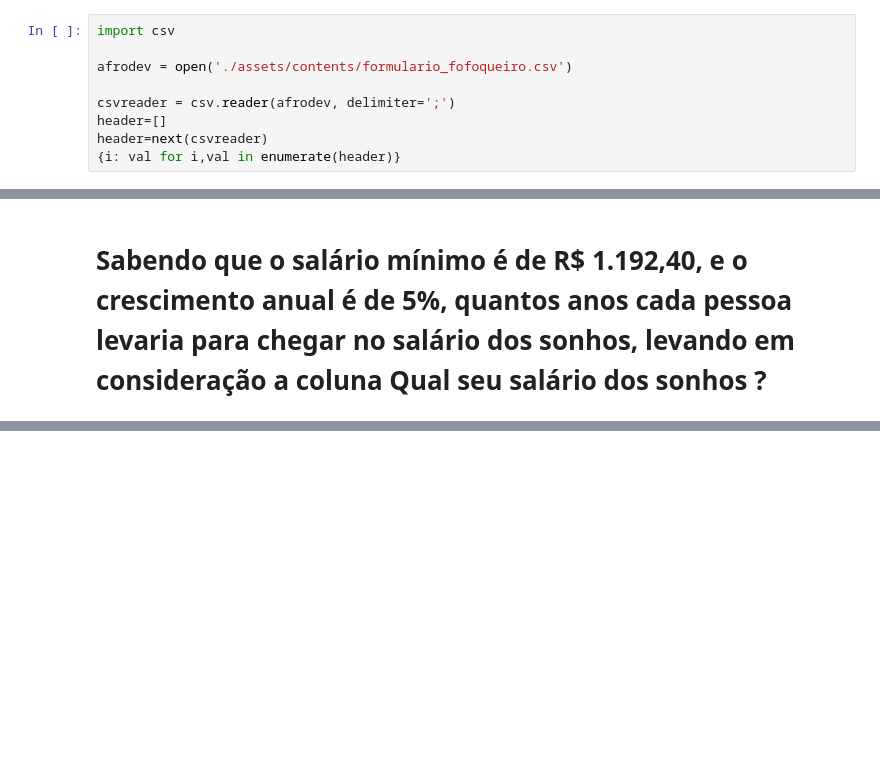
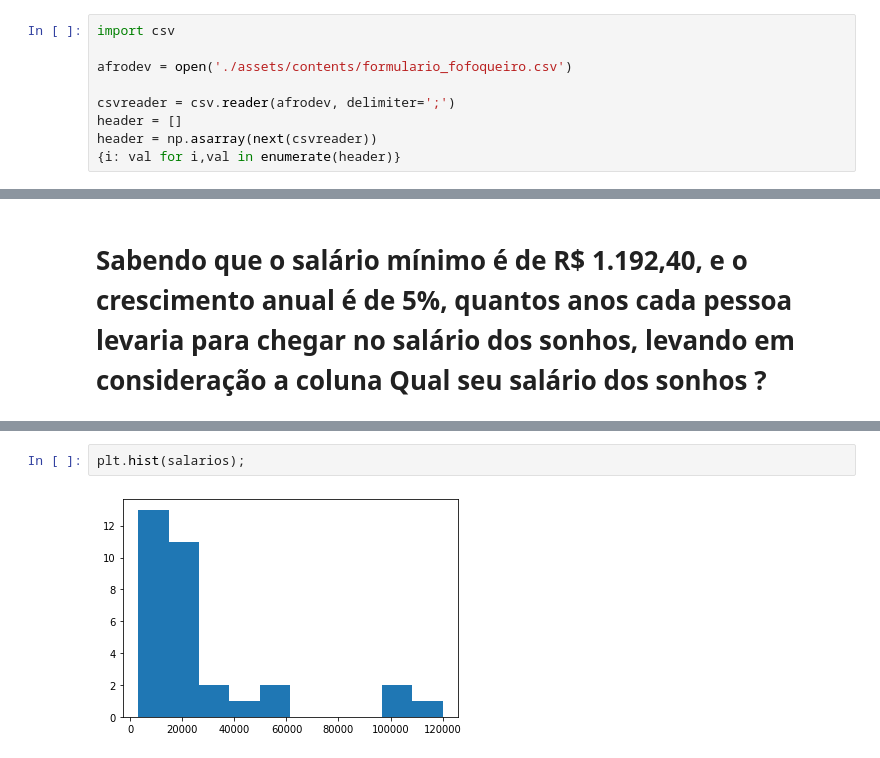
Before and after one commit to vitia-fritelle/Afrodev-Exerc-cios, a Jupyter notebook: Numpy.ipynb, the cells around one changed output, grey strips where cells are left out. Cells and saved outputs as stored; diff of their text form; blank space fills up the shorter version.

```diff
--- a/Numpy.ipynb
+++ b/Numpy.ipynb
@@ -12,8 +25,8 @@ import csv
 afrodev = open('./assets/contents/formulario_fofoqueiro.csv')
 
 csvreader = csv.reader(afrodev, delimiter=';')
-header=[]
-header=next(csvreader)
+header = []
+header = np.asarray(next(csvreader))
 {i: val for i,val in enumerate(header)}
 # %% [output]
 {0: 'User_id',
@@ -149,0 +209,4 @@ array([30., 48., 44., 44., 44., 58., 44., 44., 52., 67., 77., 65., 52.,
+# %%
+plt.hist(salarios);
+# %% [output]
+[figure, added]
```
Also changed, not shown: parts of 31 cells of this notebook.
